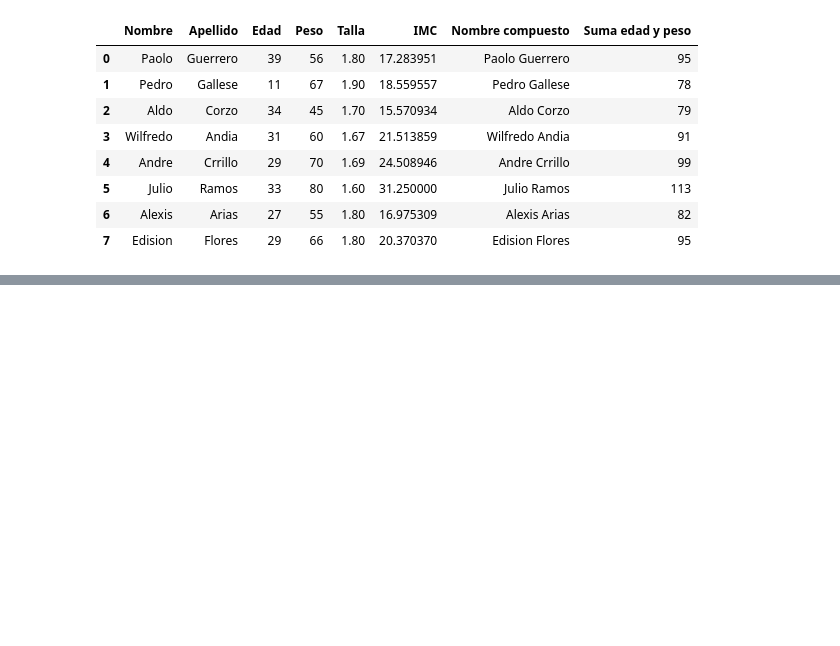
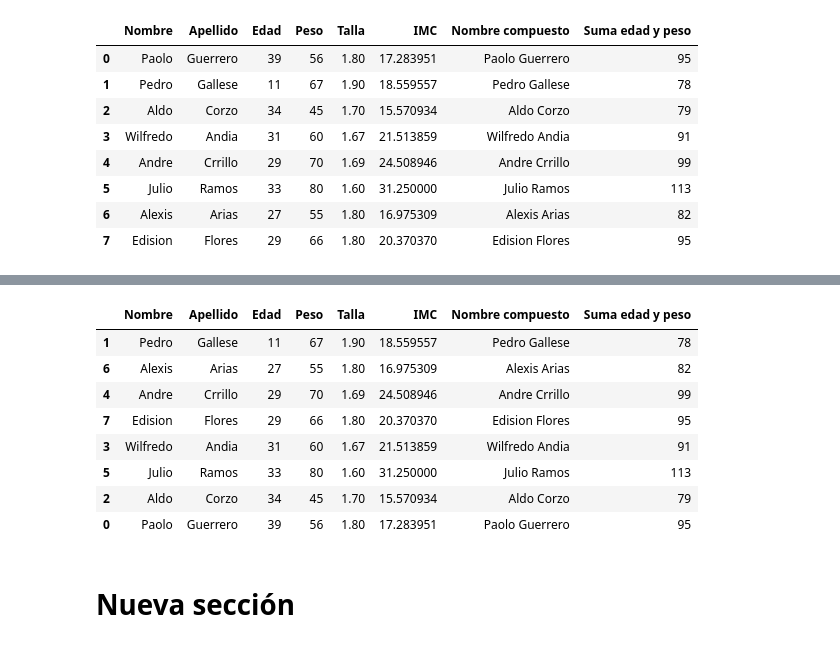
Before and after one commit to Xavier-ML/BIOESTADISTICA-XAVIER-ML, a Jupyter notebook: Dia_6_CIBERTEC.ipynb, the cells around one changed output, grey strips where cells are left out. Saved outputs shown, nothing was run; the diff lists cells and outputs as text; code cells hidden in the pictures; blank space fills up the shorter version.

```diff
--- a/Dia_6_CIBERTEC.ipynb
+++ b/Dia_6_CIBERTEC.ipynb
@@ -220,0 +236,14 @@ jugadores
+# %%
+orden2 = jugadores.sort_values(by=["Edad"],ascending=[True])
+# %%
+orden2
+# %% [output]
+|  | Nombre | Apellido | Edad | Peso | Talla | IMC | Nombre compuesto | Suma edad y peso |
+| 1 | Pedro | Gallese | 11 | 67 | 1.90 | 18.559557 | Pedro Gallese | 78 |
+| 6 | Alexis | Arias | 27 | 55 | 1.80 | 16.975309 | Alexis Arias | 82 |
+| 4 | Andre | Crrillo | 29 | 70 | 1.69 | 24.508946 | Andre Crrillo | 99 |
+| 7 | Edision | Flores | 29 | 66 | 1.80 | 20.370370 | Edision Flores | 95 |
+| 3 | Wilfredo | Andia | 31 | 60 | 1.67 | 21.513859 | Wilfredo Andia | 91 |
+| 5 | Julio | Ramos | 33 | 80 | 1.60 | 31.250000 | Julio Ramos | 113 |
+| 2 | Aldo | Corzo | 34 | 45 | 1.70 | 15.570934 | Aldo Corzo | 79 |
+| 0 | Paolo | Guerrero | 39 | 56 | 1.80 | 17.283951 | Paolo Guerrero | 95 |
@@ -220,0 +252,2 @@ jugadores
+# %% [markdown]
+# Nueva sección
```
Also changed, not shown: parts of 3 cells of this notebook.
